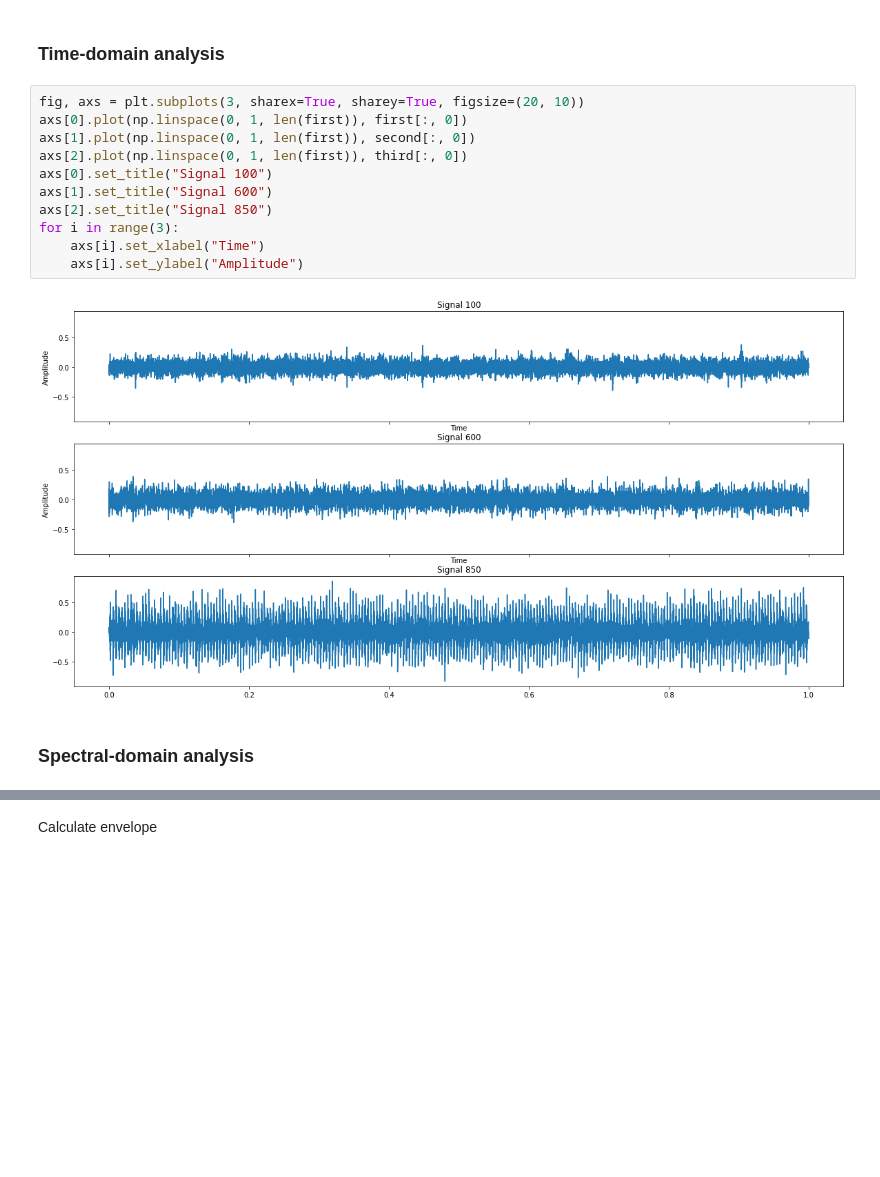
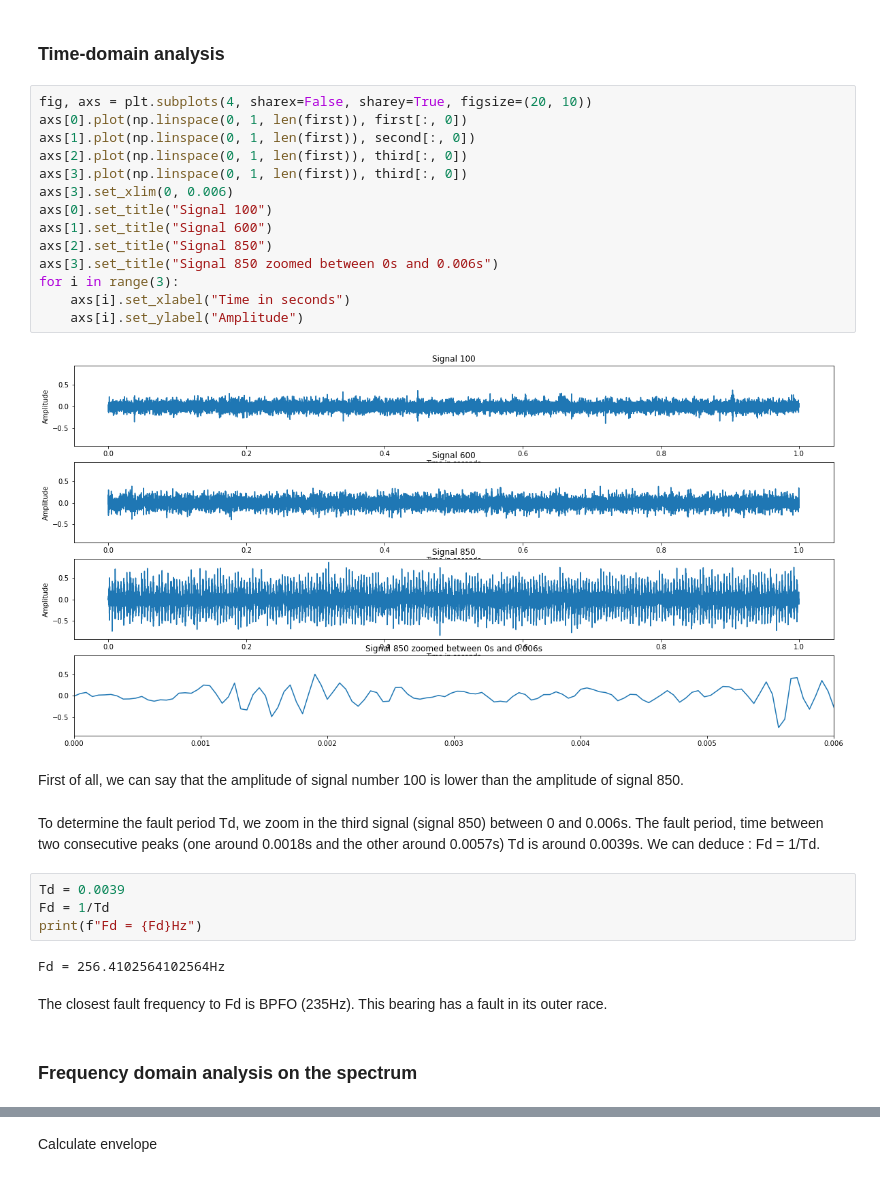
Before and after one commit to Remyb98/5I-SI4, a Jupyter notebook: TP5/5I-SI4 TP5 Rapport BARBERET BUCZKO CHARDON CORRADI COURCELLE .ipynb, the cells around one changed output, grey strips where cells are left out. Cells and saved outputs as stored; diff of their text form; blank space fills up the shorter version.

```diff
--- a/TP5/5I-SI4 TP5 Rapport BARBERET BUCZKO CHARDON CORRADI COURCELLE .ipynb
+++ b/TP5/5I-SI4 TP5 Rapport BARBERET BUCZKO CHARDON CORRADI COURCELLE .ipynb
@@ -55,20 +55,38 @@ FTF: 14.70545648312611 Hz
 # %% [markdown]
 ### Time-domain analysis
 # %%
-fig, axs = plt.subplots(3, sharex=True, sharey=True, figsize=(20, 10))
+fig, axs = plt.subplots(4, sharex=False, sharey=True, figsize=(20, 10))
 axs[0].plot(np.linspace(0, 1, len(first)), first[:, 0])
 axs[1].plot(np.linspace(0, 1, len(first)), second[:, 0])
 axs[2].plot(np.linspace(0, 1, len(first)), third[:, 0])
+axs[3].plot(np.linspace(0, 1, len(first)), third[:, 0])
+axs[3].set_xlim(0, 0.006)
 axs[0].set_title("Signal 100")
 axs[1].set_title("Signal 600")
 axs[2].set_title("Signal 850")
+axs[3].set_title("Signal 850 zoomed between 0s and 0.006s")
 for i in range(3):
-    axs[i].set_xlabel("Time")
+    axs[i].set_xlabel("Time in seconds")
     axs[i].set_ylabel("Amplitude")
 # %% [output]
-[figure, old version]
+[figure, new version]
+# %% [markdown]
+First of all, we can say that the amplitude of signal number 100 is lower than the amplitude of signal 850.
+# %% [markdown]
+To determine the fault period Td, we zoom in the third signal (signal 850) between 0 and 0.006s.
+The fault period, time between two consecutive peaks (one around 0.0018s and the other around 0.0057s) Td is around 0.0039s.
+We can deduce : Fd = 1/Td.
+# %%
+Td = 0.0039
+Fd = 1/Td
+print(f"Fd = {Fd}Hz")
+# %% [output]
+Fd = 256.4102564102564Hz
+# %% [markdown]
+The closest fault frequency to Fd is BPFO (235Hz).
+This bearing has a fault in its outer race.
 # %% [markdown]
-### Spectral-domain analysis
+### Frequency domain analysis on the spectrum
 # %%
 signals = [
     first[:, 0],
```
Also changed, not shown: parts of 15 cells of this notebook.
